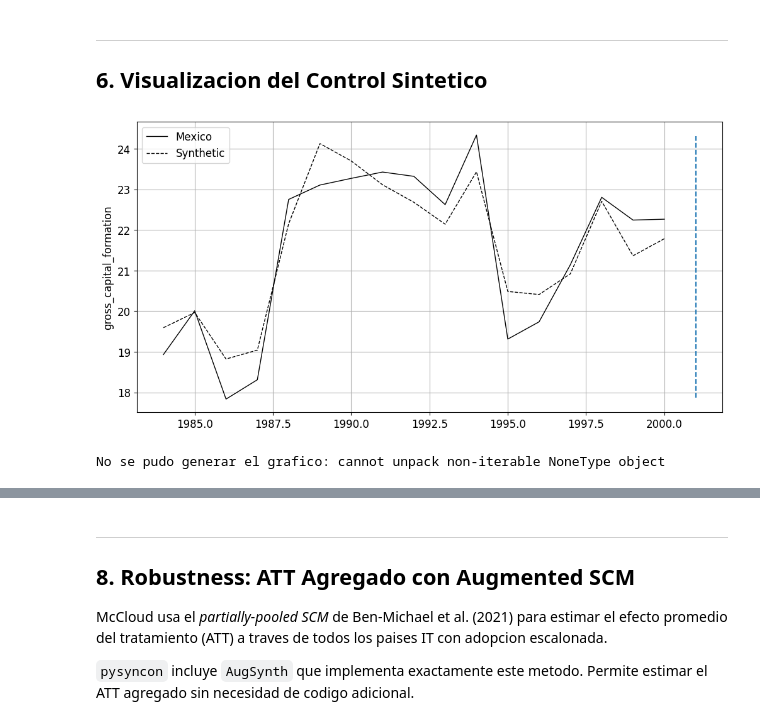
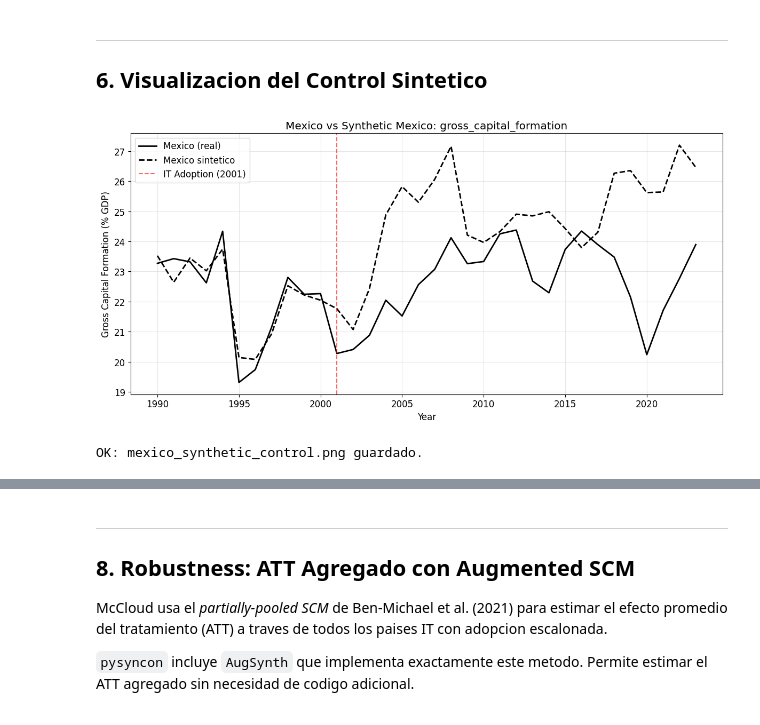
Before and after one commit to br0san/synth_con_econ_II, a Jupyter notebook: script/01_data_pipeline.ipynb, the cells around one changed output, grey strips where cells are left out. Drawn from its saved outputs; the diff is of its cells as text; code cells hidden in the pictures.

```diff
--- a/script/01_data_pipeline.ipynb
+++ b/script/01_data_pipeline.ipynb
@@ -900,21 +951,33 @@ except Exception as e:
 ---
 ## 6. Visualizacion del Control Sintetico
 # %%
-# Graficar trayectoria de Mexico vs su control sintetico
+# Mexico vs control sintetico (path plot manual).
+# Nota: synth.path_plot() del paquete llama plt.show() internamente, lo que
+# finaliza la figura. Por eso ploteamos manualmente usando los datos del
+# objeto Synth: make_outcome_mats() expone Z0/Z1 y _synthetic() la combinacion
+# convexa con los pesos optimizados.
 try:
-    synth.path_plot(treatment_time=TREATMENT_YEAR)
-    fig = plt.gcf()
-    ax = plt.gca()
+    end_year = int(work_df['year'].max()) + 1
+    Z0, Z1 = synth.dataprep.make_outcome_mats(time_period=range(PRE_START, end_year))
+    synthetic = synth._synthetic(Z0=Z0)
+
+    fig, ax = plt.subplots(figsize=(12, 6))
+    ax.plot(Z1.index, Z1.values, color='black', linewidth=2, label='Mexico (real)')
+    ax.plot(synthetic.index, synthetic.values, color='black', linewidth=2,
+            linestyle='dashed', label='Mexico sintetico')
+    ax.axvline(x=TREATMENT_YEAR, color='red', linestyle='--', alpha=0.6,
+               label=f'IT Adoption ({TREATMENT_YEAR})')
     ax.set_title(f'Mexico vs Synthetic Mexico: {OUTCOME}')
     ax.set_xlabel('Year')
     ax.set_ylabel('Gross Capital Formation (% GDP)')
-    ax.axvline(x=TREATMENT_YEAR, color='red', linestyle='--', alpha=0.5, label='IT Adoption (2001)')
+    ax.grid(True, alpha=0.3)
     ax.legend()
     fig.tight_layout()
     fig.savefig(OUT_DIR / 'mexico_synthetic_control.png', dpi=150, bbox_inches='tight')
     plt.show()
+    print('OK: mexico_synthetic_control.png guardado.')
 except Exception as e:
     print(f'No se pudo generar el grafico: {e}')
 # %% [output]
-[figure, old version]
+[figure, new version]
-No se pudo generar el grafico: cannot unpack non-iterable NoneType object
+OK: mexico_synthetic_control.png guardado.
```
Also changed, not shown: parts of 10 cells of this notebook, 3 other files.
